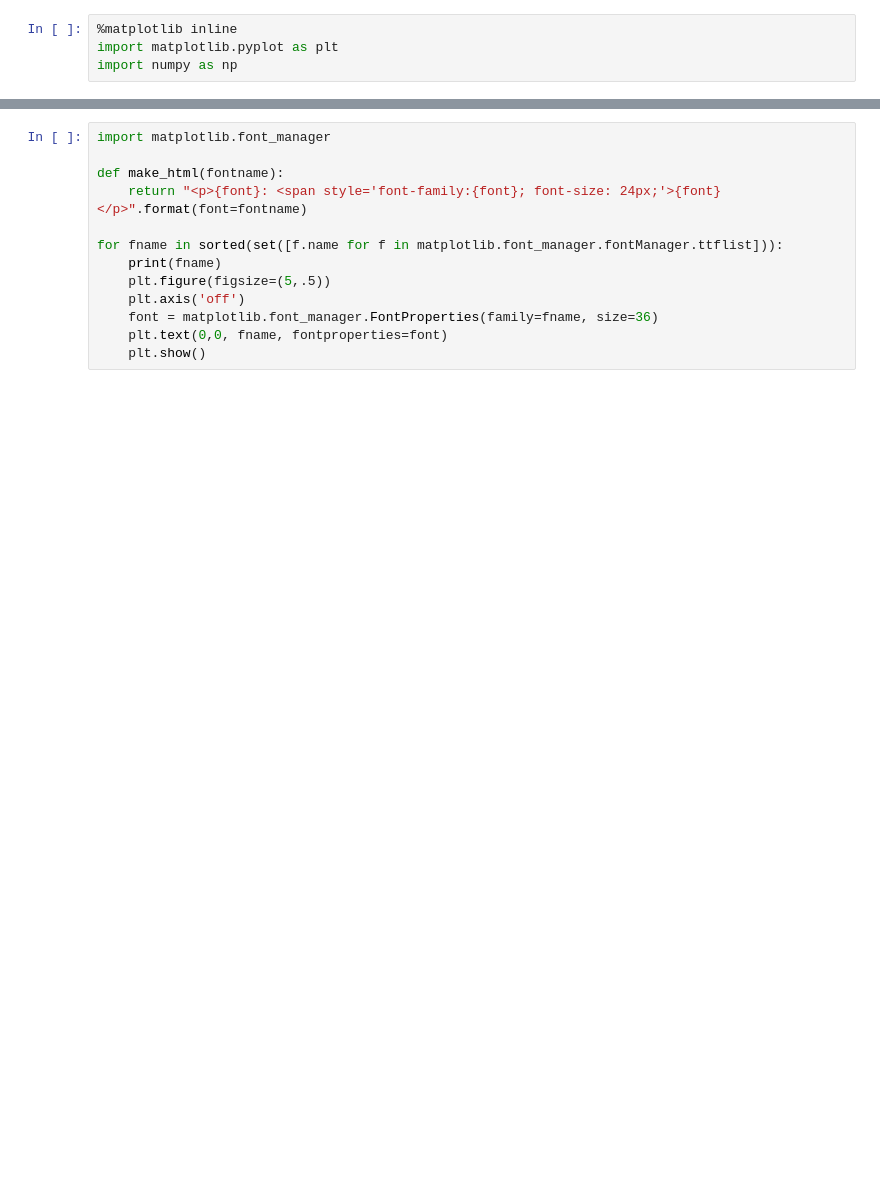
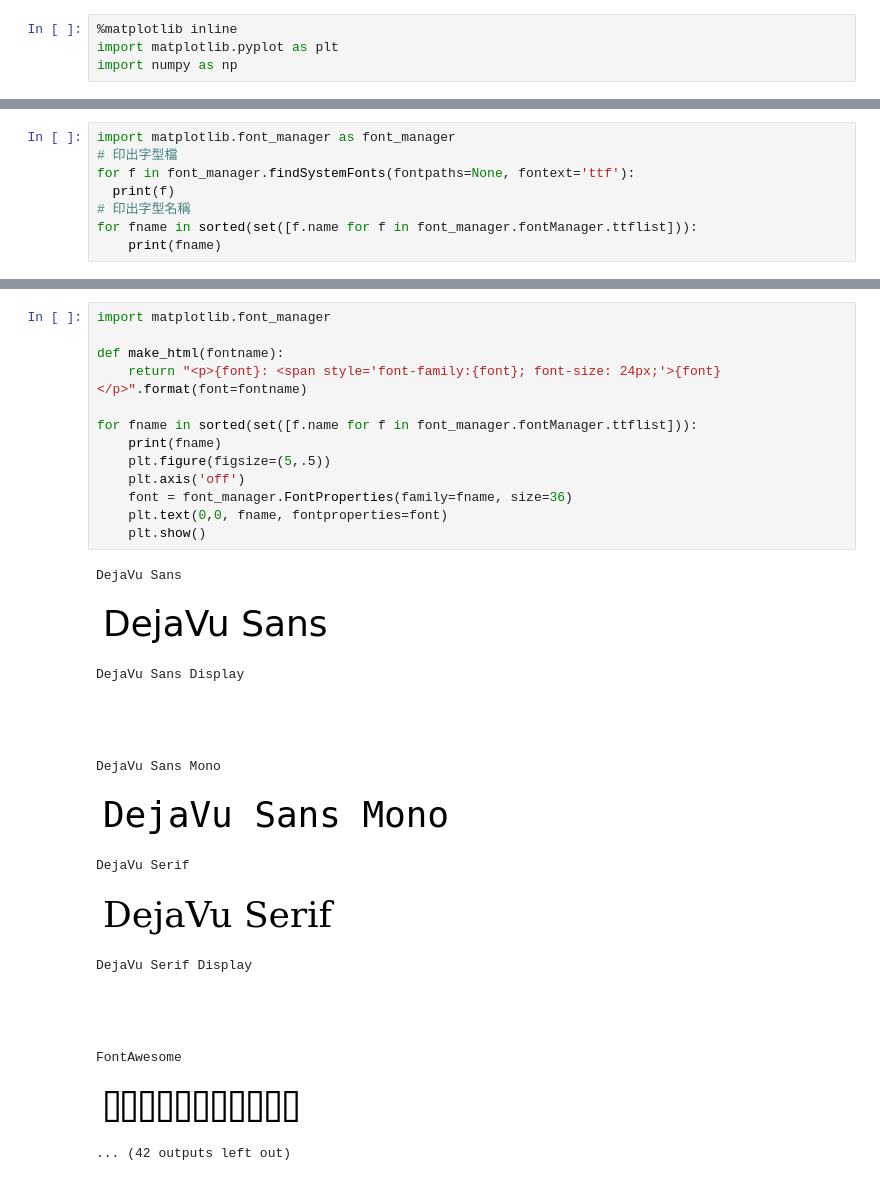
Before and after one commit to tjwei/NCTU_IOG5017, a Jupyter notebook: matplotlib_intro/06-font.ipynb, the cells around one changed output, grey strips where cells are left out. Drawn from its saved outputs; the diff is of its cells as text; blank space fills up the shorter version.

```diff
--- a/matplotlib_intro/06-font.ipynb
+++ b/matplotlib_intro/06-font.ipynb
@@ -7,0 +30,8 @@ matplotlib.font_manager.findSystemFonts(fontpaths=None, fontext='ttf')
+# %%
+import matplotlib.font_manager as font_manager
+# 印出字型檔
+for f in font_manager.findSystemFonts(fontpaths=None, fontext='ttf'):
+  print(f)
+# 印出字型名稱
+for fname in sorted(set([f.name for f in font_manager.fontManager.ttflist])):
+    print(fname)
@@ -26,14 +98,28 @@ plt.text(.5,.5, "Hello",  va="center", ha="center",
 # %%
 import matplotlib.font_manager
 
 def make_html(fontname):
     return "<p>{font}: <span style='font-family:{font}; font-size: 24px;'>{font}</p>".format(font=fontname)
 
-for fname in sorted(set([f.name for f in matplotlib.font_manager.fontManager.ttflist])):
+for fname in sorted(set([f.name for f in font_manager.fontManager.ttflist])):
     print(fname)
     plt.figure(figsize=(5,.5))
     plt.axis('off')
-    font = matplotlib.font_manager.FontProperties(family=fname, size=36)
+    font = font_manager.FontProperties(family=fname, size=36)
     plt.text(0,0, fname, fontproperties=font)
     plt.show()
+# %% [output]
+DejaVu Sans
+[figure, added]
+DejaVu Sans Display
+[figure, added]
+DejaVu Sans Mono
+[figure, added]
+DejaVu Serif
+[figure, added]
+DejaVu Serif Display
+[figure, added]
+FontAwesome
+[figure, added]
+... (42 outputs left out)
 # %%
```
Also changed, not shown: parts of 12 cells of this notebook.
